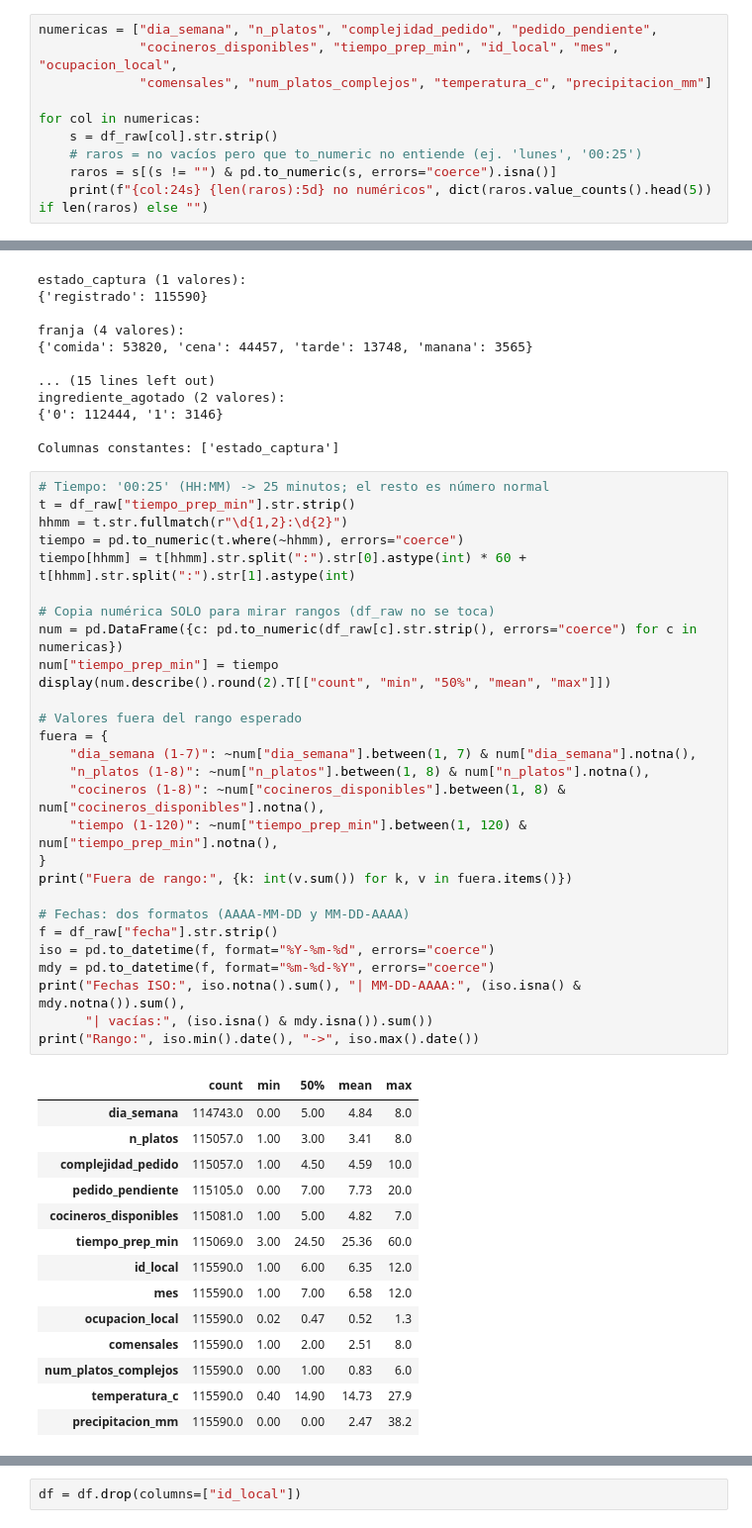
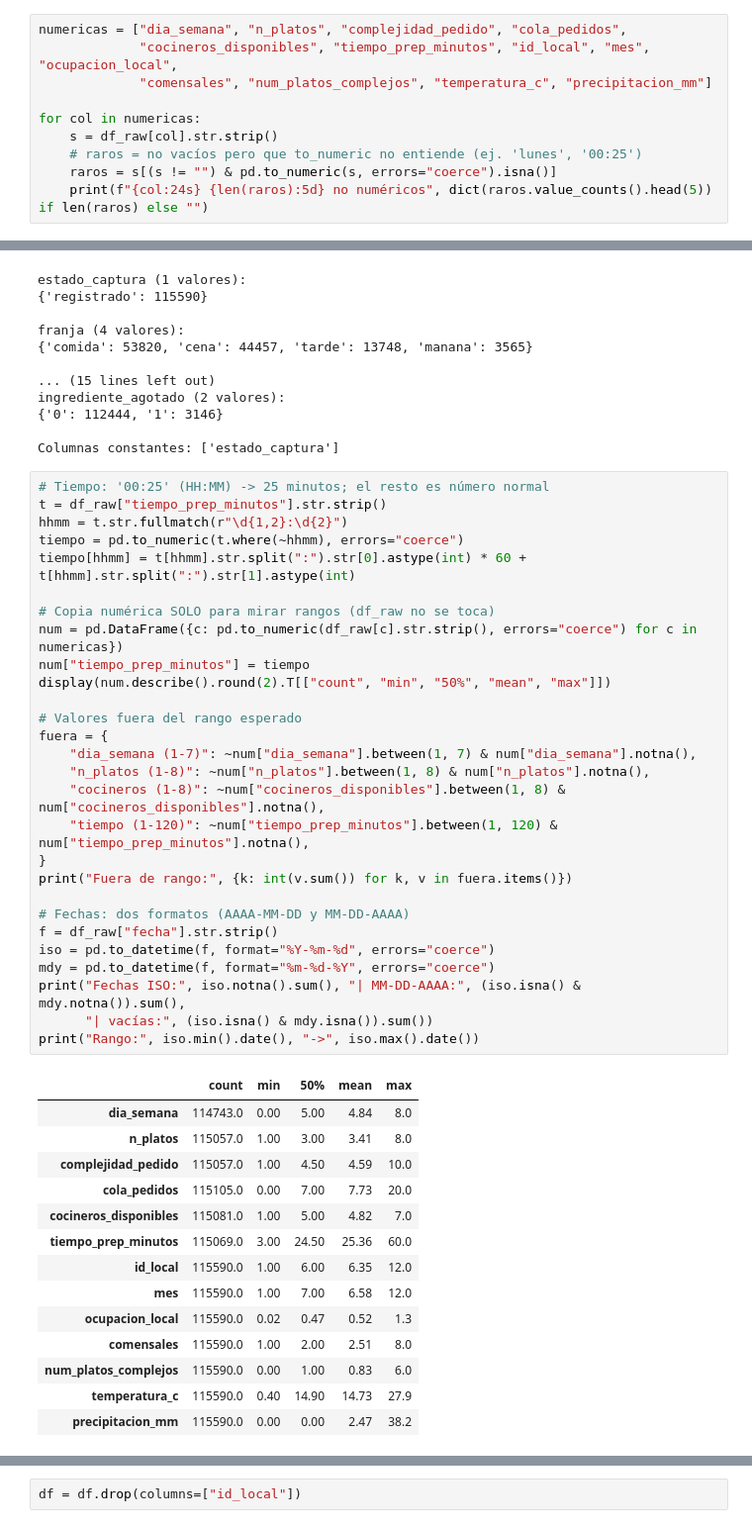
Before and after one commit to ignacioperezimaz/smart-restaurant, a Jupyter notebook: notebooks/02_EDA_pedidos_tiempos_preparacion.ipynb, the cells around one changed output, grey strips where cells are left out. Shown at 99% size. Drawn from its saved outputs; the diff is of its cells as text.

```diff
--- a/notebooks/02_EDA_pedidos_tiempos_preparacion.ipynb
+++ b/notebooks/02_EDA_pedidos_tiempos_preparacion.ipynb
@@ -107,7 +121,7 @@ Columnas SIN ningún vacío: ['id_pedido', 'canal', 'prioridad_aux', 'id_local',
 Filas con al menos un vacío: 3,463 (3.0 %)
 # %%
-numericas = ["dia_semana", "n_platos", "complejidad_pedido", "pedido_pendiente",
-             "cocineros_disponibles", "tiempo_prep_min", "id_local", "mes", "ocupacion_local",
+numericas = ["dia_semana", "n_platos", "complejidad_pedido", "cola_pedidos",
+             "cocineros_disponibles", "tiempo_prep_minutos", "id_local", "mes", "ocupacion_local",
              "comensales", "num_platos_complejos", "temperatura_c", "precipitacion_mm"]
 
 for col in numericas:
@@ -202,40 +216,40 @@ ingrediente_agotado (2 valores):
 Columnas constantes: ['estado_captura']
 # %%
 # Tiempo: '00:25' (HH:MM) -> 25 minutos; el resto es número normal
-t = df_raw["tiempo_prep_min"].str.strip()
+t = df_raw["tiempo_prep_minutos"].str.strip()
 hhmm = t.str.fullmatch(r"\d{1,2}:\d{2}")
 tiempo = pd.to_numeric(t.where(~hhmm), errors="coerce")
 tiempo[hhmm] = t[hhmm].str.split(":").str[0].astype(int) * 60 + t[hhmm].str.split(":").str[1].astype(int)
 
 # Copia numérica SOLO para mirar rangos (df_raw no se toca)
 num = pd.DataFrame({c: pd.to_numeric(df_raw[c].str.strip(), errors="coerce") for c in numericas})
-num["tiempo_prep_min"] = tiempo
+num["tiempo_prep_minutos"] = tiempo
 display(num.describe().round(2).T[["count", "min", "50%", "mean", "max"]])
 
 # Valores fuera del rango esperado
 fuera = {
     "dia_semana (1-7)": ~num["dia_semana"].between(1, 7) & num["dia_semana"].notna(),
     "n_platos (1-8)": ~num["n_platos"].between(1, 8) & num["n_platos"].notna(),
     "cocineros (1-8)": ~num["cocineros_disponibles"].between(1, 8) & num["cocineros_disponibles"].notna(),
-    "tiempo (1-120)": ~num["tiempo_prep_min"].between(1, 120) & num["tiempo_prep_min"].notna(),
+    "tiempo (1-120)": ~num["tiempo_prep_minutos"].between(1, 120) & num["tiempo_prep_minutos"].notna(),
 }
 print("Fuera de rango:", {k: int(v.sum()) for k, v in fuera.items()})
 
 # Fechas: dos formatos (AAAA-MM-DD y MM-DD-AAAA)
 f = df_raw["fecha"].str.strip()
 iso = pd.to_datetime(f, format="%Y-%m-%d", errors="coerce")
 mdy = pd.to_datetime(f, format="%m-%d-%Y", errors="coerce")
 print("Fechas ISO:", iso.notna().sum(), "| MM-DD-AAAA:", (iso.isna() & mdy.notna()).sum(),
       "| vacías:", (iso.isna() & mdy.isna()).sum())
 print("Rango:", iso.min().date(), "->", iso.max().date())
 # %% [output]
 |  | count | min | 50% | mean | max |
 | dia_semana | 114743.0 | 0.00 | 5.00 | 4.84 | 8.0 |
 | n_platos | 115057.0 | 1.00 | 3.00 | 3.41 | 8.0 |
 | complejidad_pedido | 115057.0 | 1.00 | 4.50 | 4.59 | 10.0 |
-| pedido_pendiente | 115105.0 | 0.00 | 7.00 | 7.73 | 20.0 |
+| cola_pedidos | 115105.0 | 0.00 | 7.00 | 7.73 | 20.0 |
 | cocineros_disponibles | 115081.0 | 1.00 | 5.00 | 4.82 | 7.0 |
-| tiempo_prep_min | 115069.0 | 3.00 | 24.50 | 25.36 | 60.0 |
+| tiempo_prep_minutos | 115069.0 | 3.00 | 24.50 | 25.36 | 60.0 |
 | id_local | 115590.0 | 1.00 | 6.00 | 6.35 | 12.0 |
 | mes | 115590.0 | 1.00 | 7.00 | 6.58 | 12.0 |
 | ocupacion_local | 115590.0 | 0.02 | 0.47 | 0.52 | 1.3 |
```
Also changed, not shown: parts of 21 cells of this notebook, 10 other files.
